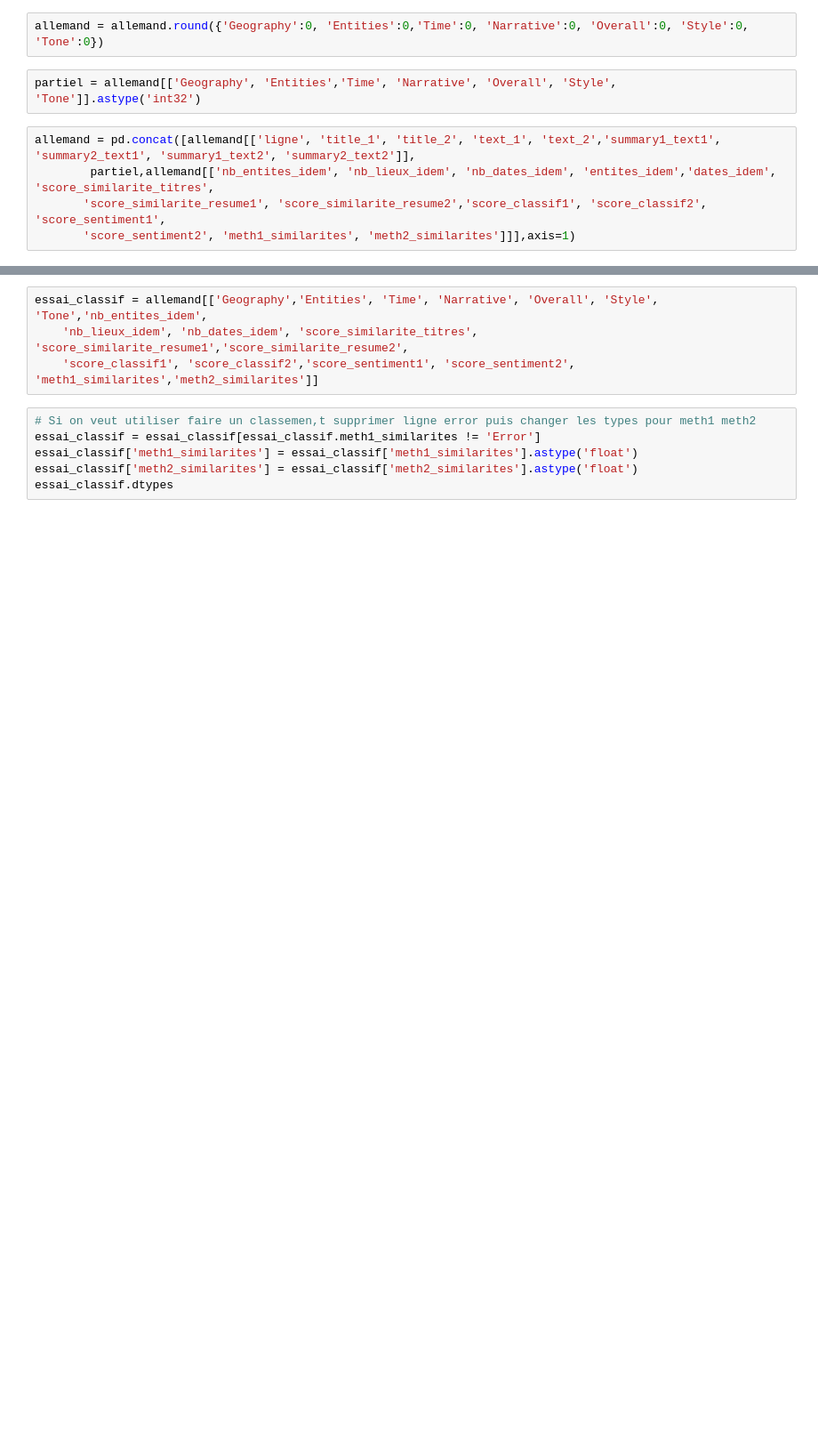
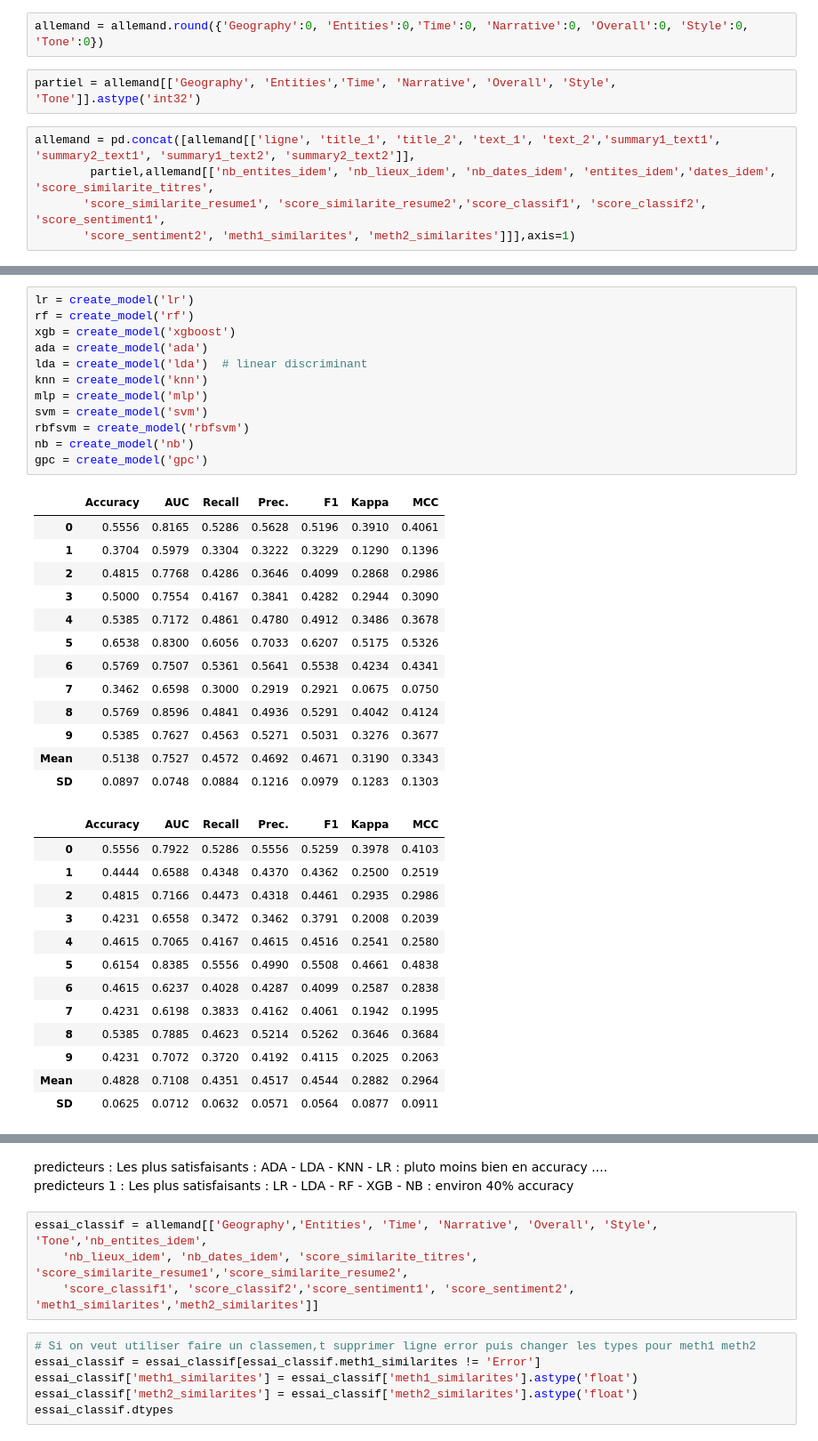
Before and after one commit to sebastiendufour1972/BL.Research-at-SemEval-2022-Task-8, a Jupyter notebook: german/Finalisation_programme_german.ipynb, the cells around one changed output, grey strips where cells are left out. Shown: that part at 89% size. Saved outputs shown, nothing was run; the diff lists cells and outputs as text; blank space fills up the shorter version.

```diff
--- a/german/Finalisation_programme_german.ipynb
+++ b/german/Finalisation_programme_german.ipynb
@@ -741,0 +625,39 @@ INFO:logs:create_model() succesfully completed..................................
+# %%
+lr = create_model('lr')
+rf = create_model('rf')
+xgb = create_model('xgboost')
+ada = create_model('ada')
+lda = create_model('lda')  # linear discriminant
+knn = create_model('knn')
+mlp = create_model('mlp')
+svm = create_model('svm')
+rbfsvm = create_model('rbfsvm')
+nb = create_model('nb')
+gpc = create_model('gpc')
+# %% [output]
+|  | Accuracy | AUC | Recall | Prec. | F1 | Kappa | MCC |
+| 0 | 0.5556 | 0.8165 | 0.5286 | 0.5628 | 0.5196 | 0.3910 | 0.4061 |
+| 1 | 0.3704 | 0.5979 | 0.3304 | 0.3222 | 0.3229 | 0.1290 | 0.1396 |
+| 2 | 0.4815 | 0.7768 | 0.4286 | 0.3646 | 0.4099 | 0.2868 | 0.2986 |
+| 3 | 0.5000 | 0.7554 | 0.4167 | 0.3841 | 0.4282 | 0.2944 | 0.3090 |
+| 4 | 0.5385 | 0.7172 | 0.4861 | 0.4780 | 0.4912 | 0.3486 | 0.3678 |
+| 5 | 0.6538 | 0.8300 | 0.6056 | 0.7033 | 0.6207 | 0.5175 | 0.5326 |
+| 6 | 0.5769 | 0.7507 | 0.5361 | 0.5641 | 0.5538 | 0.4234 | 0.4341 |
+| 7 | 0.3462 | 0.6598 | 0.3000 | 0.2919 | 0.2921 | 0.0675 | 0.0750 |
+| 8 | 0.5769 | 0.8596 | 0.4841 | 0.4936 | 0.5291 | 0.4042 | 0.4124 |
+| 9 | 0.5385 | 0.7627 | 0.4563 | 0.5271 | 0.5031 | 0.3276 | 0.3677 |
+| Mean | 0.5138 | 0.7527 | 0.4572 | 0.4692 | 0.4671 | 0.3190 | 0.3343 |
+| SD | 0.0897 | 0.0748 | 0.0884 | 0.1216 | 0.0979 | 0.1283 | 0.1303 |
+|  | Accuracy | AUC | Recall | Prec. | F1 | Kappa | MCC |
+| 0 | 0.5556 | 0.7922 | 0.5286 | 0.5556 | 0.5259 | 0.3978 | 0.4103 |
+| 1 | 0.4444 | 0.6588 | 0.4348 | 0.4370 | 0.4362 | 0.2500 | 0.2519 |
+| 2 | 0.4815 | 0.7166 | 0.4473 | 0.4318 | 0.4461 | 0.2935 | 0.2986 |
+| 3 | 0.4231 | 0.6558 | 0.3472 | 0.3462 | 0.3791 | 0.2008 | 0.2039 |
+| 4 | 0.4615 | 0.7065 | 0.4167 | 0.4615 | 0.4516 | 0.2541 | 0.2580 |
+| 5 | 0.6154 | 0.8385 | 0.5556 | 0.4990 | 0.5508 | 0.4661 | 0.4838 |
+| 6 | 0.4615 | 0.6237 | 0.4028 | 0.4287 | 0.4099 | 0.2587 | 0.2838 |
+| 7 | 0.4231 | 0.6198 | 0.3833 | 0.4162 | 0.4061 | 0.1942 | 0.1995 |
+| 8 | 0.5385 | 0.7885 | 0.4623 | 0.5214 | 0.5262 | 0.3646 | 0.3684 |
+| 9 | 0.4231 | 0.7072 | 0.3720 | 0.4192 | 0.4115 | 0.2025 | 0.2063 |
+| Mean | 0.4828 | 0.7108 | 0.4351 | 0.4517 | 0.4544 | 0.2882 | 0.2964 |
+| SD | 0.0625 | 0.0712 | 0.0632 | 0.0571 | 0.0564 | 0.0877 | 0.0911 |
@@ -742,3 +677,6 @@ INFO:logs:create_model() succesfully completed..................................
+# %% [markdown]
+predicteurs : Les plus satisfaisants : ADA - LDA - KNN - LR : pluto moins bien en accuracy .... <br/>
+predicteurs 1 : Les plus satisfaisants : LR - LDA - RF - XGB - NB : environ 40% accuracy
 # %%
 essai_classif = allemand[['Geography','Entities', 'Time', 'Narrative', 'Overall', 'Style', 'Tone','nb_entites_idem',
     'nb_lieux_idem', 'nb_dates_idem', 'score_similarite_titres', 'score_similarite_resume1','score_similarite_resume2',
```
Also changed, not shown: parts of 51 cells of this notebook.
